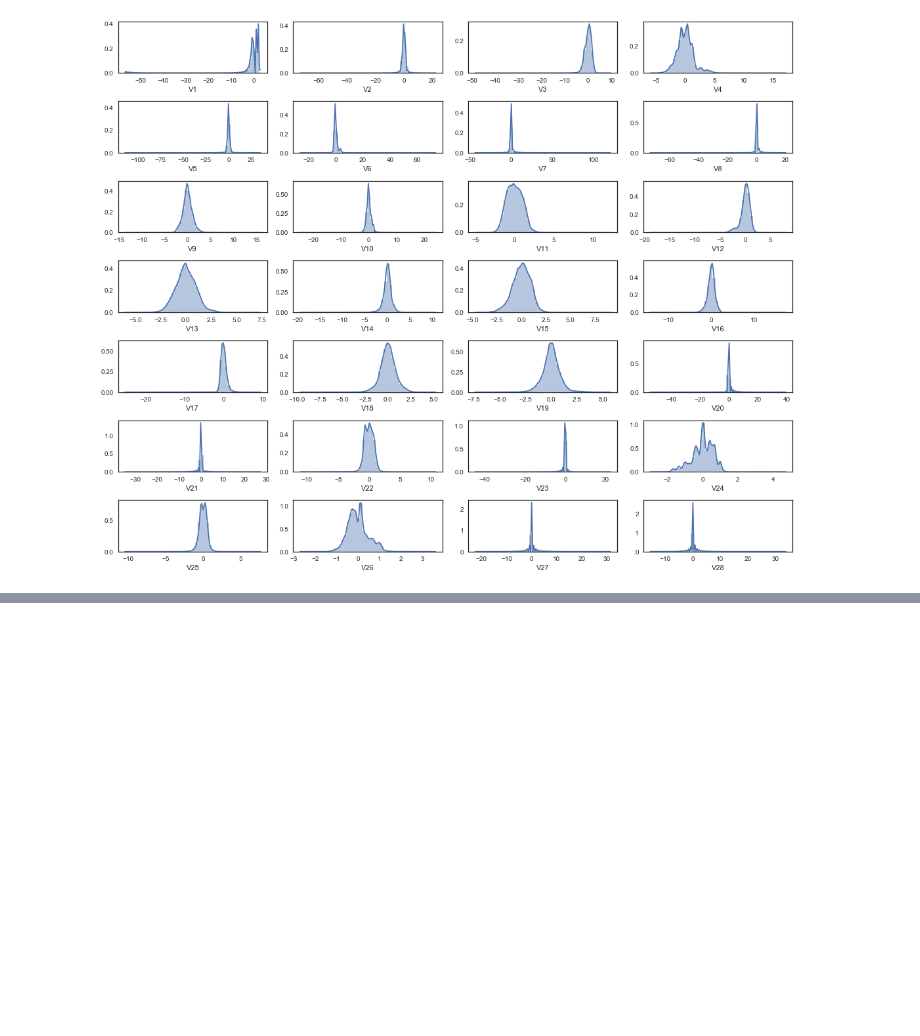
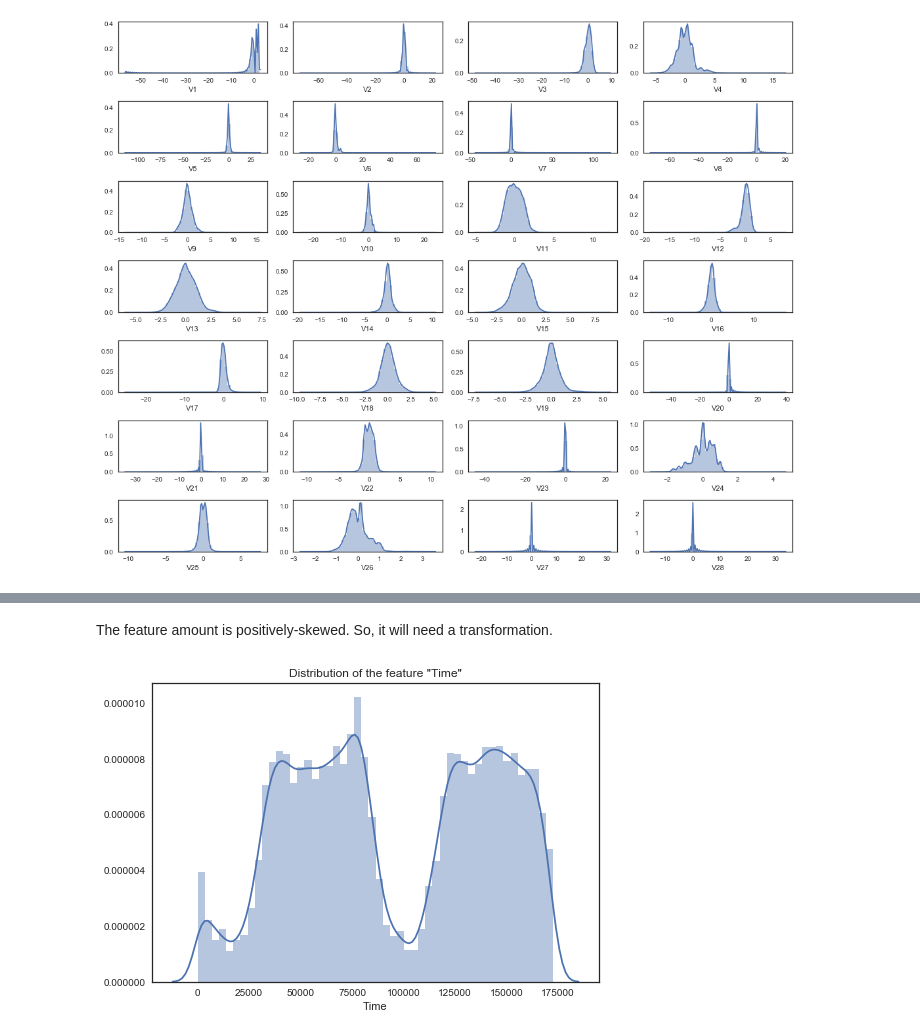
Before and after one commit to NekuSakuraba/machine-learning, a Jupyter notebook: projects/capstone/project/Project Development.ipynb, the cells around one changed output, grey strips where cells are left out. Drawn from its saved outputs; the diff is of its cells as text; code cells hidden in the pictures; blank space fills up the shorter version.

```diff
--- a/projects/capstone/project/Project Development.ipynb
+++ b/projects/capstone/project/Project Development.ipynb
@@ -79,0 +132,12 @@ sns.distplot()
+# %% [markdown]
+The feature amount is positively-skewed. So, it will need a transformation.
+# %%
+fig = plt.figure()
+
+sns.distplot(df.Time)
+plt.title('Distribution of the feature "Time"')
+plt.show()
+
+fig.savefig('imgs/fig4.png')
+# %% [output]
+[figure, added]
```
Also changed, not shown: parts of 23 cells of this notebook.
